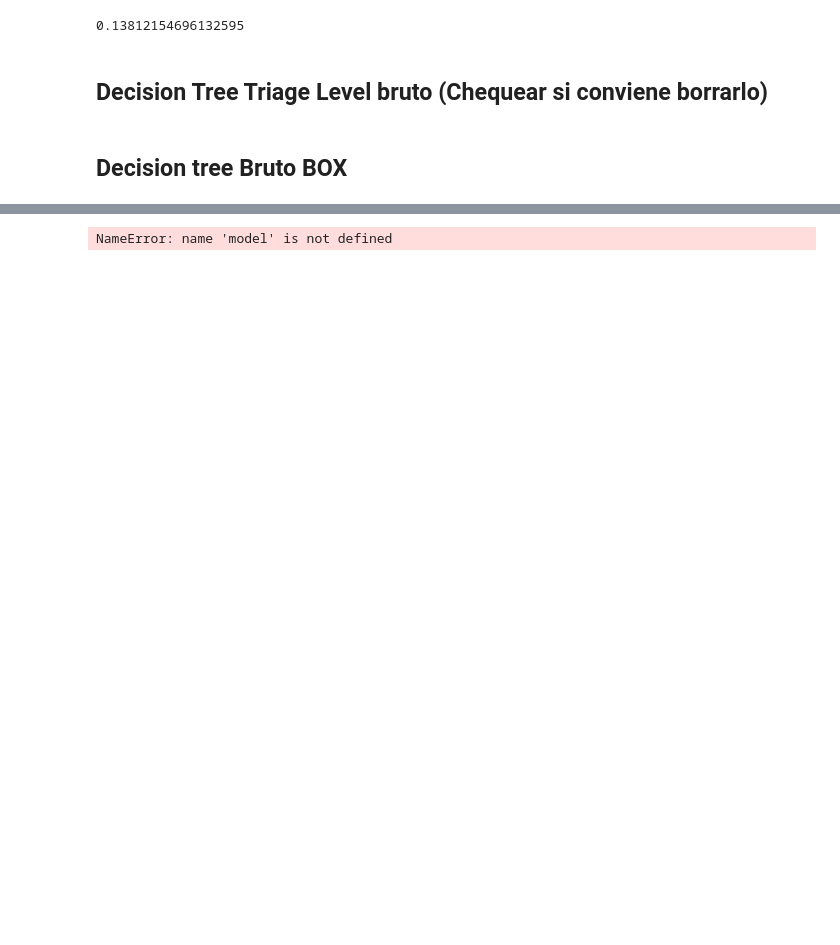
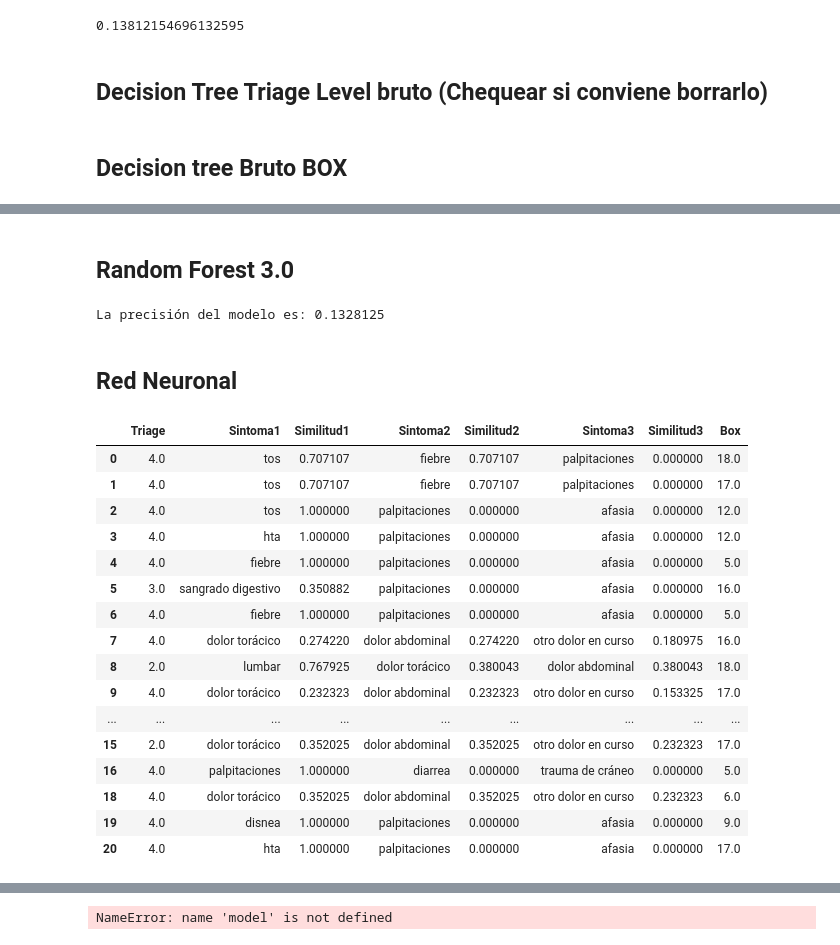
Before and after one commit to Adriellevy/Triage_HF, a Jupyter notebook: DataAnalysisAndReports/notebooks/Triage_HF.ipynb, the cells around one changed output, grey strips where cells are left out. Cells and saved outputs as stored; diff of their text form; code cells hidden in the pictures; blank space fills up the shorter version.

Commit message:
Redes neuronales, Ranfom forest + Decision Tree clasifier

```diff
--- a/DataAnalysisAndReports/notebooks/Triage_HF.ipynb
+++ b/DataAnalysisAndReports/notebooks/Triage_HF.ipynb
@@ -1098,0 +1334,2 @@ weighted avg       0.20      0.13      0.10       145
+# %% [markdown]
+## Random Forest 3.0
@@ -1098,0 +1347,67 @@ weighted avg       0.20      0.13      0.10       145
+# %%
+from sklearn.ensemble import RandomForestClassifier
+from sklearn.model_selection import train_test_split
+from sklearn.preprocessing import LabelEncoder
+from sklearn.metrics import accuracy_score
+
+
+# Supongamos que 'df' es tu DataFrame
+le = LabelEncoder()
+
+# Codificar las variables categóricas
+df_Random_Forest3['Sintoma1'] = le.fit_transform(df_Random_Forest3['Sintoma1'])
+df_Random_Forest3['Sintoma2'] = le.fit_transform(df_Random_Forest3['Sintoma2'])
+df_Random_Forest3['Sintoma3'] = le.fit_transform(df_Random_Forest3['Sintoma3'])
+
+# Definir las variables independientes y la variable objetivo
+X = df_Random_Forest3[['Triage', 'Sintoma1', 'Similitud1', 'Sintoma2', 'Similitud2', 'Sintoma3', 'Similitud3']]
+y = df_Random_Forest3['Box']
+
+# Dividir los datos en conjuntos de entrenamiento y prueba
+X_train, X_test, y_train, y_test = train_test_split(X, y, test_size=0.2, random_state=42)
+
+# Crear y entrenar el modelo
+model = RandomForestClassifier(n_estimators=100)
+model.fit(X_train, y_train)
+
+# Hacer predicciones con el conjunto de prueba
+predictions = model.predict(X_test)
+# Calcular la precisión
+accuracy = accuracy_score(y_test, predictions)
+
+print(f'La precisión del modelo es: {accuracy}')
+# %% [output]
+La precisión del modelo es: 0.1328125
+# %% [markdown]
+## Red Neuronal
+# %%
+df_Red_Neuronal = df_relacion_pacientes_sintomas.copy()
+df_Red_Neuronal.fillna(0, inplace=True)
+
+# Hacemos One-Hot Encoding para las columnas 'Sintoma1', 'Sintoma2' y 'Sintoma3'
+df_Red_Neuronal.drop('Sintoma real', axis=1, inplace=True)
+df_Red_Neuronal.drop('Paciente', axis=1, inplace=True)
+df_Red_Neuronal['Box'] = pd.to_numeric(df_Red_Neuronal['Box'], errors='coerce')
+
+# Eliminamos las filas con NaN en la columna 'Box'
+df_Red_Neuronal = df_Red_Neuronal.dropna(subset=['Box'])
+# %%
+df_Red_Neuronal.head(20)
+# %% [output]
+|  | Triage | Sintoma1 | Similitud1 | Sintoma2 | Similitud2 | Sintoma3 | Similitud3 | Box |
+| 0 | 4.0 | tos | 0.707107 | fiebre | 0.707107 | palpitaciones | 0.000000 | 18.0 |
+| 1 | 4.0 | tos | 0.707107 | fiebre | 0.707107 | palpitaciones | 0.000000 | 17.0 |
+| 2 | 4.0 | tos | 1.000000 | palpitaciones | 0.000000 | afasia | 0.000000 | 12.0 |
+| 3 | 4.0 | hta | 1.000000 | palpitaciones | 0.000000 | afasia | 0.000000 | 12.0 |
+| 4 | 4.0 | fiebre | 1.000000 | palpitaciones | 0.000000 | afasia | 0.000000 | 5.0 |
+| 5 | 3.0 | sangrado digestivo | 0.350882 | palpitaciones | 0.000000 | afasia | 0.000000 | 16.0 |
+| 6 | 4.0 | fiebre | 1.000000 | palpitaciones | 0.000000 | afasia | 0.000000 | 5.0 |
+| 7 | 4.0 | dolor torácico | 0.274220 | dolor abdominal | 0.274220 | otro dolor en curso | 0.180975 | 16.0 |
+| 8 | 2.0 | lumbar | 0.767925 | dolor torácico | 0.380043 | dolor abdominal | 0.380043 | 18.0 |
+| 9 | 4.0 | dolor torácico | 0.232323 | dolor abdominal | 0.232323 | otro dolor en curso | 0.153325 | 17.0 |
+| ... | ... | ... | ... | ... | ... | ... | ... | ... |
+| 15 | 2.0 | dolor torácico | 0.352025 | dolor abdominal | 0.352025 | otro dolor en curso | 0.232323 | 17.0 |
+| 16 | 4.0 | palpitaciones | 1.000000 | diarrea | 0.000000 | trauma de cráneo | 0.000000 | 5.0 |
+| 18 | 4.0 | dolor torácico | 0.352025 | dolor abdominal | 0.352025 | otro dolor en curso | 0.232323 | 6.0 |
+| 19 | 4.0 | disnea | 1.000000 | palpitaciones | 0.000000 | afasia | 0.000000 | 9.0 |
+| 20 | 4.0 | hta | 1.000000 | palpitaciones | 0.000000 | afasia | 0.000000 | 17.0 |
```
Also changed, not shown: parts of 23 cells of this notebook.
